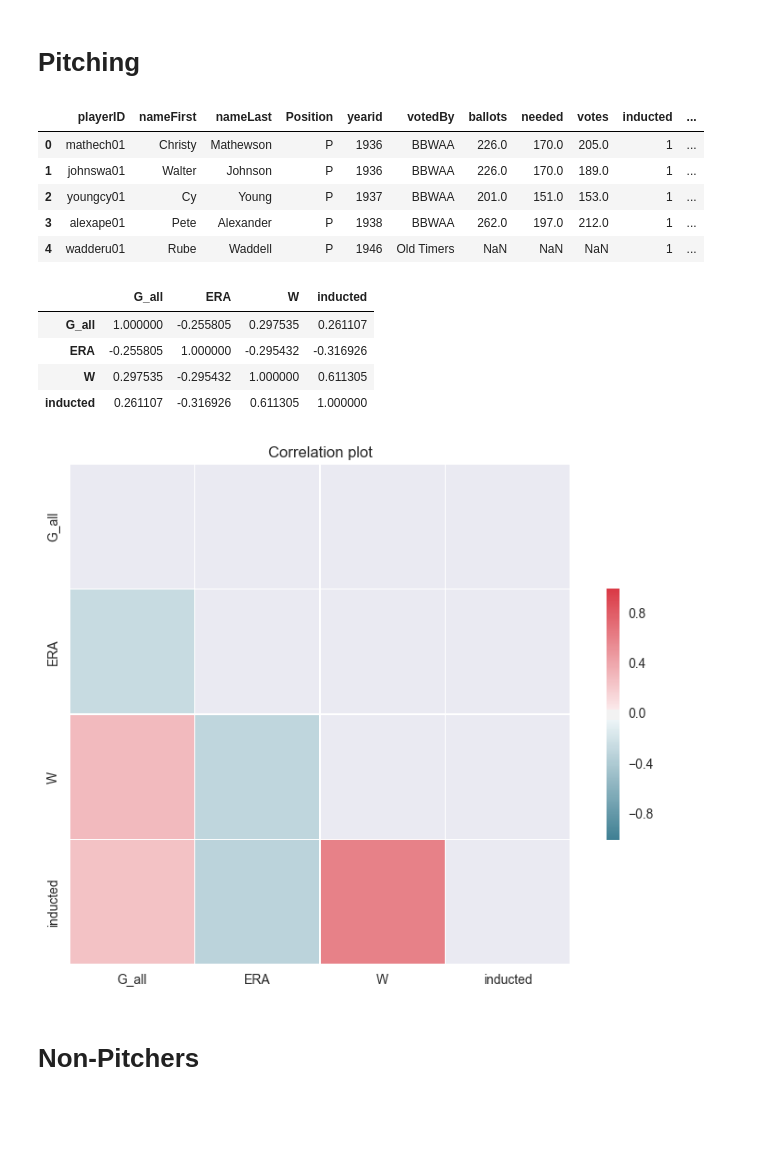
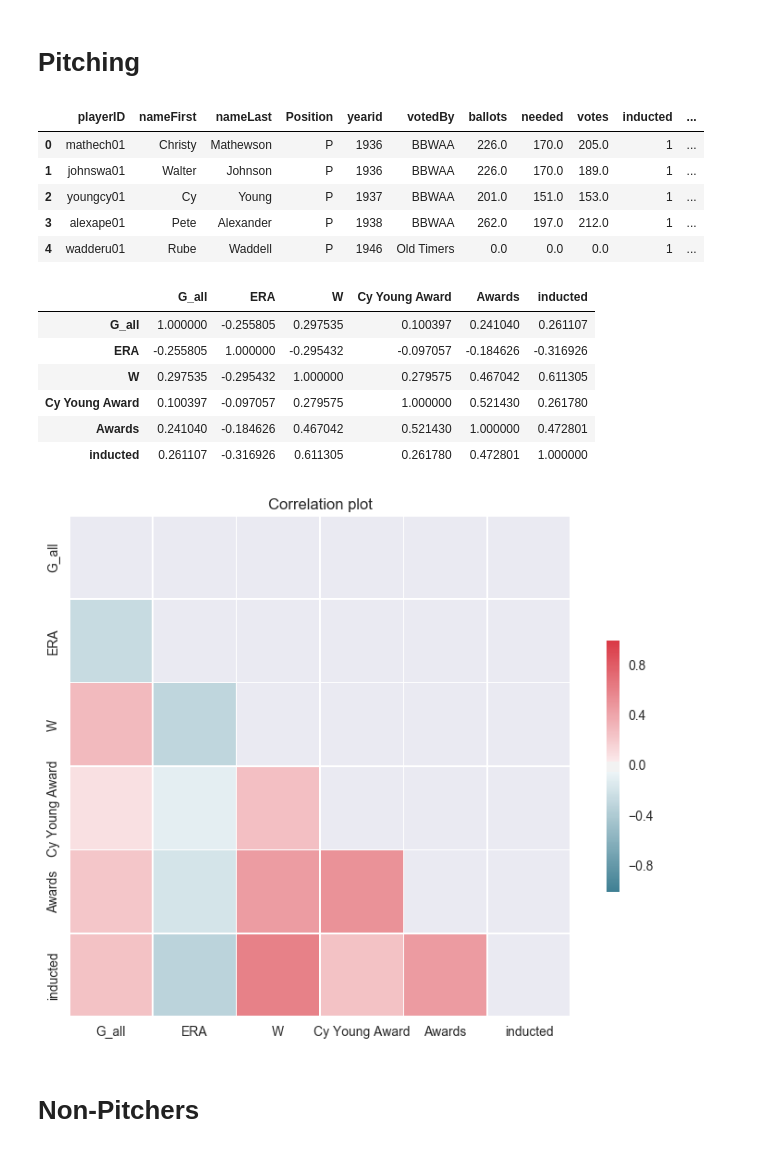
Before and after one commit to hueykwik/baseballhof, a Jupyter notebook: Hall of Fame Analysis.ipynb, the cells around one changed output. Saved outputs shown, nothing was run; the diff lists cells and outputs as text; code cells hidden in the pictures; blank space fills up the shorter version.

Commit message:
Add in plot for awards.

```diff
--- a/Hall of Fame Analysis.ipynb
+++ b/Hall of Fame Analysis.ipynb
@@ -43,0 +62,16 @@ display(nominated_players.shape)
+# %%
+awards = pd.read_csv("baseballdatabank-master/core/AwardsPlayers.csv")
+
+award_count = awards.groupby('playerID').size().reset_index()
+award_count.columns = ['playerID', 'Awards']
+
+# Convert each award into a column
+award_columns = awards[['playerID', 'awardID']].pivot_table(index='playerID', columns='awardID',
+                                                            aggfunc=np.count_nonzero, fill_value=0)
+
+nominated_players = pd.merge(nominated_players, award_columns.reset_index(), on='playerID', how='left')
+nominated_players = pd.merge(nominated_players, award_count, on='playerID', how='left')
+
+nominated_players.fillna(0, inplace=True)
+
+nominated_players.head()
@@ -114,7 +208,7 @@ pitchers.head()
 | 1 | johnswa01 | Walter | Johnson | P | 1936 | BBWAA | 226.0 | 170.0 | 189.0 | 1 | ... |
 | 2 | youngcy01 | Cy | Young | P | 1937 | BBWAA | 201.0 | 151.0 | 153.0 | 1 | ... |
 | 3 | alexape01 | Pete | Alexander | P | 1938 | BBWAA | 262.0 | 197.0 | 212.0 | 1 | ... |
-| 4 | wadderu01 | Rube | Waddell | P | 1946 | Old Timers | NaN | NaN | NaN | 1 | ... |
+| 4 | wadderu01 | Rube | Waddell | P | 1946 | Old Timers | 0.0 | 0.0 | 0.0 | 1 | ... |
 # %%
 def corr_plot(corr):
     # Generate a mask for the upper triangle
@@ -135,15 +229,17 @@ def corr_plot(corr):
 
     ax.set_title("Correlation plot");
 # %%
-display(pitchers[['G_all', 'ERA', 'W', 'inducted']].corr())
-corr_plot(pitchers[['G_all', 'ERA', 'W', 'inducted']].corr())
+display(pitchers[['G_all', 'ERA', 'W', 'Cy Young Award', 'Awards', 'inducted']].corr())
+corr_plot(pitchers[['G_all', 'ERA', 'W', 'Cy Young Award', 'Awards', 'inducted']].corr())
 # %% [output]
-|  | G_all | ERA | W | inducted |
-| G_all | 1.000000 | -0.255805 | 0.297535 | 0.261107 |
-| ERA | -0.255805 | 1.000000 | -0.295432 | -0.316926 |
-| W | 0.297535 | -0.295432 | 1.000000 | 0.611305 |
-| inducted | 0.261107 | -0.316926 | 0.611305 | 1.000000 |
+|  | G_all | ERA | W | Cy Young Award | Awards | inducted |
+| G_all | 1.000000 | -0.255805 | 0.297535 | 0.100397 | 0.241040 | 0.261107 |
+| ERA | -0.255805 | 1.000000 | -0.295432 | -0.097057 | -0.184626 | -0.316926 |
+| W | 0.297535 | -0.295432 | 1.000000 | 0.279575 | 0.467042 | 0.611305 |
+| Cy Young Award | 0.100397 | -0.097057 | 0.279575 | 1.000000 | 0.521430 | 0.261780 |
+| Awards | 0.241040 | -0.184626 | 0.467042 | 0.521430 | 1.000000 | 0.472801 |
+| inducted | 0.261107 | -0.316926 | 0.611305 | 0.261780 | 0.472801 | 1.000000 |
-[figure, old version]
+[figure, new version]
 # %% [markdown]
 # Non-Pitchers
 # %%
```
Also changed, not shown: parts of 28 cells of this notebook.
